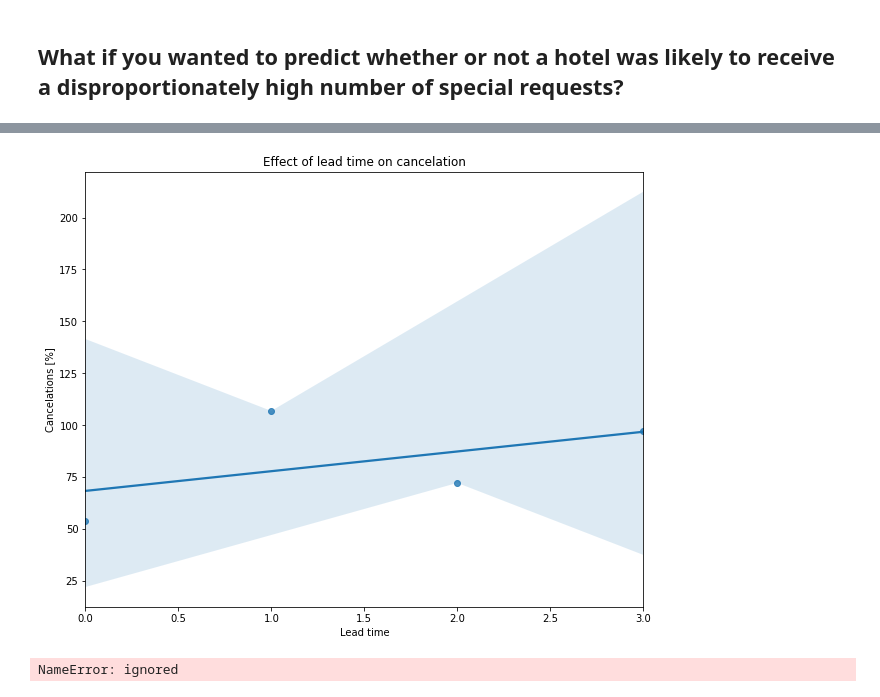
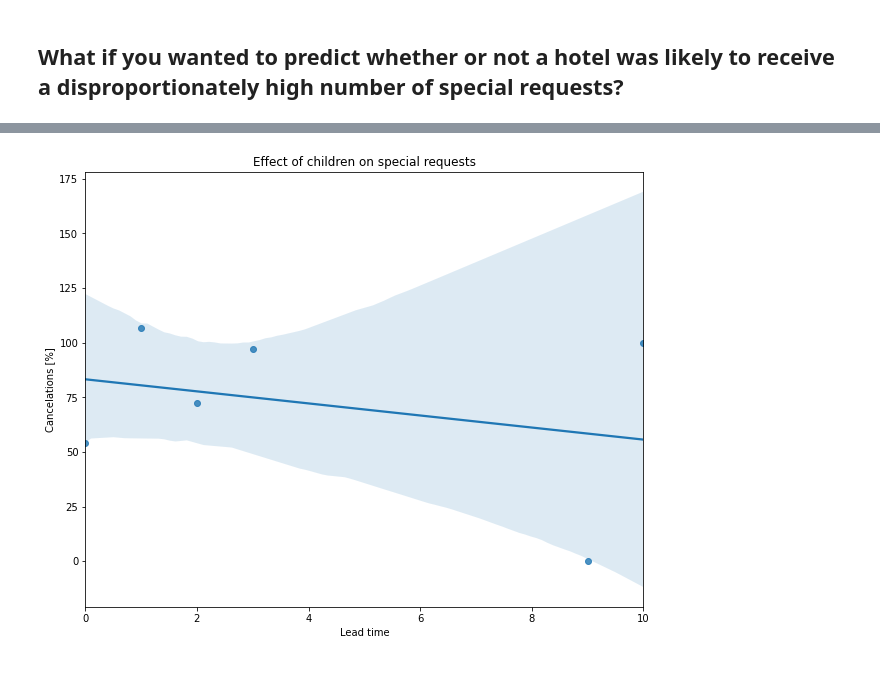
Before and after one commit to parulsinghr/hotel-booking-analysis, a Jupyter notebook: Hotel_booking_analysis_team_project.ipynb, the cells around one changed output, grey strips where cells are left out. Drawn from its saved outputs; the diff is of its cells as text; code cells hidden in the pictures.

```diff
--- a/Hotel_booking_analysis_team_project.ipynb
+++ b/Hotel_booking_analysis_team_project.ipynb
@@ -914,22 +914,16 @@ df.corr()
 # %%
 # grouping data on lead_time:
 lead_cancel_data = df.groupby("total_children")["total_of_special_requests"].describe()
 # we use only lead_times with more than 10 bookings for graph:
-lead_cancel_data_10 = lead_cancel_data.loc[lead_cancel_data["count"] >= 10]
+lead_cancel_data_10 = lead_cancel_data.loc[lead_cancel_data["count"]>=1]
 
 #show figure:
 plt.figure(figsize=(10, 8))
 sns.regplot(x=lead_cancel_data_10.index, y=lead_cancel_data_10["mean"].values * 100)
-plt.title("Effect of lead time on cancelation")
+plt.title("Effect of children on special requests")
 plt.xlabel("Lead time")
 plt.ylabel("Cancelations [%]")
 # plt.xlim(0,365)
 plt.show()
 # %% [output]
-[figure, old version]
+[figure, new version]
-# %%
-new_2015=for_2015.groupby(['arrival_date_month'])['total_of_special_requests'].mean()
-new_2016=for_2016.groupby(['arrival_date_month'])['total_of_special_requests'].mean()
-#for_2016 = df[(df['arrival_date_year'] == 2016) & (df['is_canceled'] == 0)]
-# %% [output]
-NameError: ignored
```
Also changed, not shown: parts of 17 cells of this notebook.
